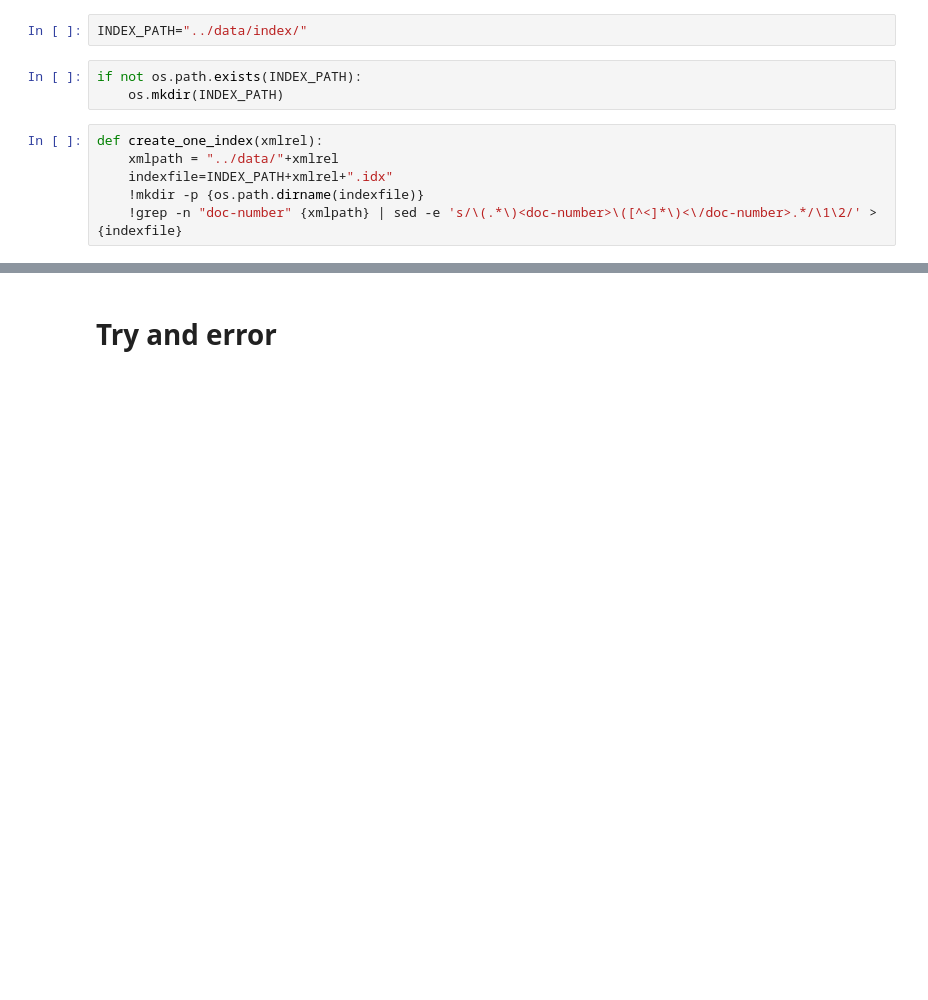
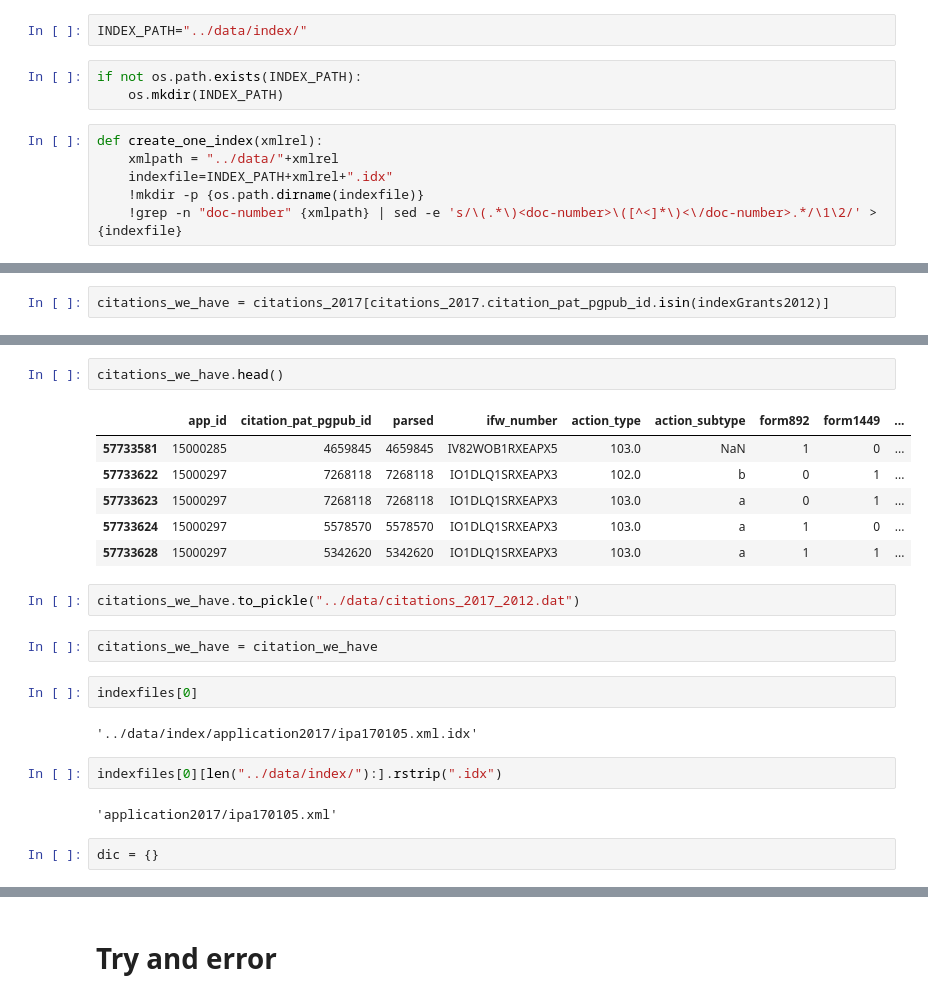
Before and after one commit to yoheikikuta/US-patent-analysis, a Jupyter notebook: notebook/data_collection.ipynb, the cells around one changed output, grey strips where cells are left out. Drawn from its saved outputs; the diff is of its cells as text; blank space fills up the shorter version.

```diff
--- a/notebook/data_collection.ipynb
+++ b/notebook/data_collection.ipynb
@@ -106,0 +262,2 @@ create_one_index("grants2012/ipg120103.xml")
+# %%
+citations_we_have = citations_2017[citations_2017.citation_pat_pgpub_id.isin(indexGrants2012)]
@@ -106,0 +268,23 @@ create_one_index("grants2012/ipg120103.xml")
+# %%
+citations_we_have.head()
+# %% [output]
+|  | app_id | citation_pat_pgpub_id | parsed | ifw_number | action_type | action_subtype | form892 | form1449 | ... |
+| 57733581 | 15000285 | 4659845 | 4659845 | IV82WOB1RXEAPX5 | 103.0 | NaN | 1 | 0 | ... |
+| 57733622 | 15000297 | 7268118 | 7268118 | IO1DLQ1SRXEAPX3 | 102.0 | b | 0 | 1 | ... |
+| 57733623 | 15000297 | 7268118 | 7268118 | IO1DLQ1SRXEAPX3 | 103.0 | a | 0 | 1 | ... |
+| 57733624 | 15000297 | 5578570 | 5578570 | IO1DLQ1SRXEAPX3 | 103.0 | a | 1 | 0 | ... |
+| 57733628 | 15000297 | 5342620 | 5342620 | IO1DLQ1SRXEAPX3 | 103.0 | a | 1 | 1 | ... |
+# %%
+citations_we_have.to_pickle("../data/citations_2017_2012.dat")
+# %%
+citations_we_have = citation_we_have
+# %%
+indexfiles[0]
+# %% [output]
+'../data/index/application2017/ipa170105.xml.idx'
+# %%
+indexfiles[0][len("../data/index/"):].rstrip(".idx")
+# %% [output]
+'application2017/ipa170105.xml'
+# %%
+dic = {}
```
Also changed, not shown: parts of 39 cells of this notebook.
